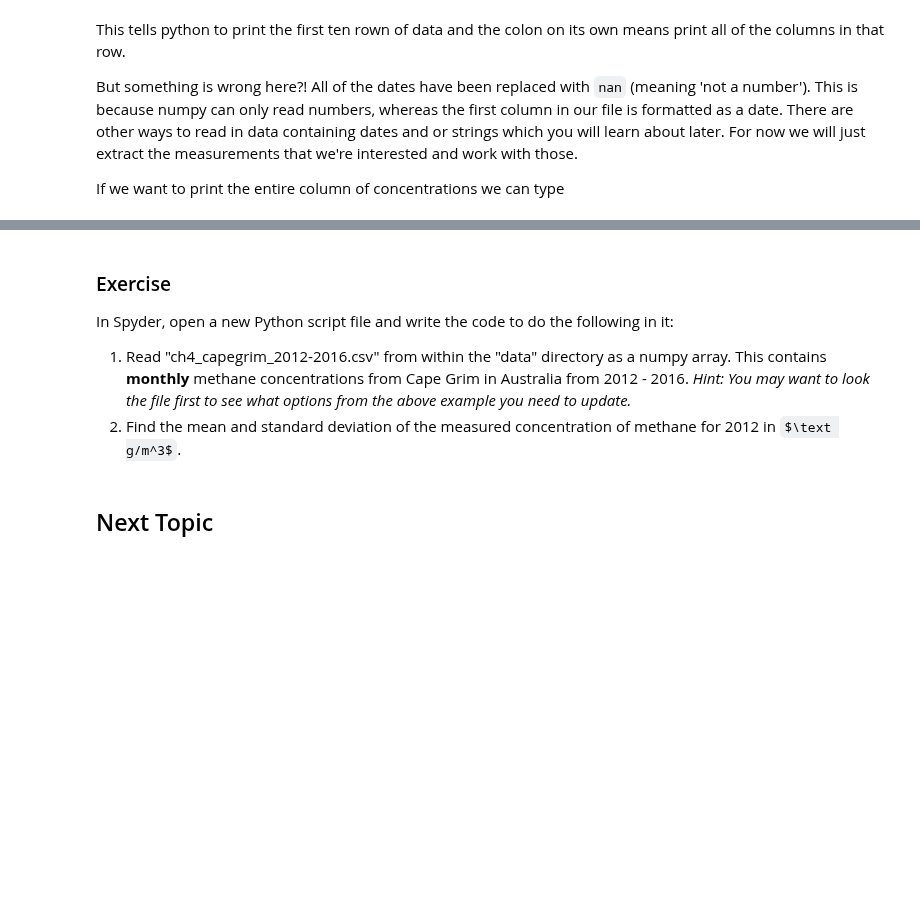
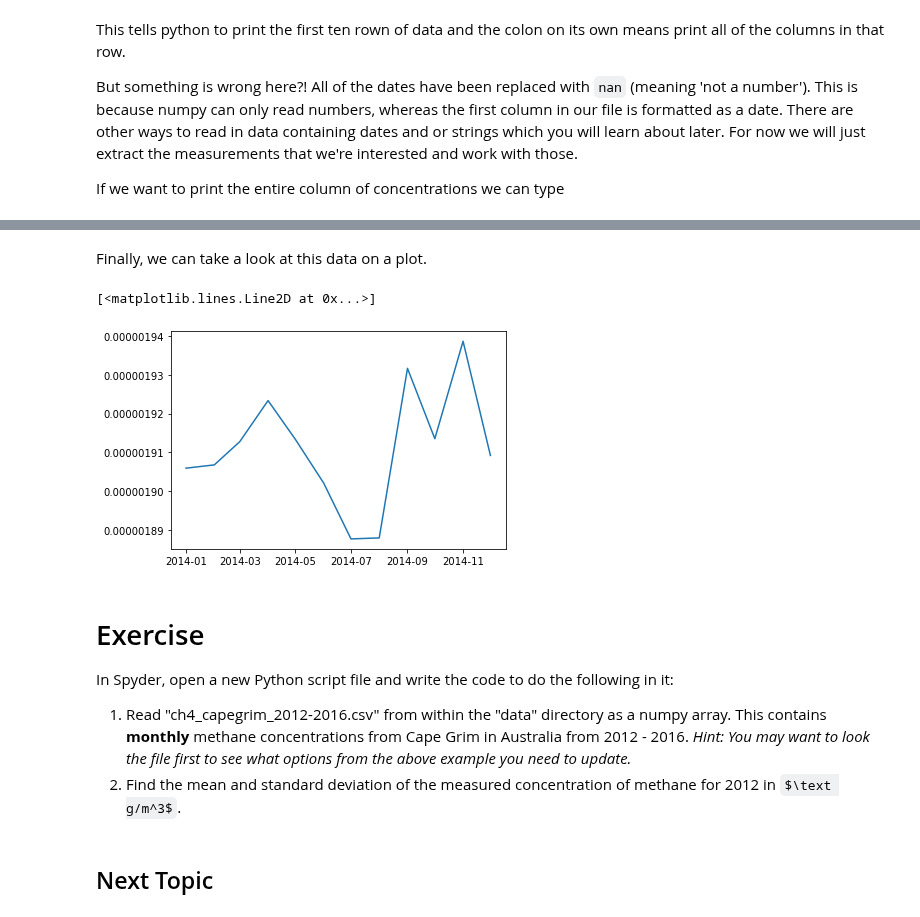
Before and after one commit to rt17603/acrg_tutorial, a Jupyter notebook: functionsandnumpy.ipynb, the cells around one changed output, grey strips where cells are left out. Cells and saved outputs as stored; diff of their text form; code cells hidden in the pictures; some formulas as TeX source; blank space fills up the shorter version.

```diff
--- a/functionsandnumpy.ipynb
+++ b/functionsandnumpy.ipynb
@@ -151,0 +221,2 @@ print(ch4array[:,1])
+# %%
+ch4monthlymean = ch4data.resample("MS").mean()
@@ -152,5 +243,12 @@ print(ch4array[:,1])
+# %% [markdown]
+Finally, we can take a look at this data on a plot.
+# %%
+plt.plot(ch4monthlymean)
+# %% [output]
+[<matplotlib.lines.Line2D at 0x...>]
+[figure, added]
 # %% [markdown]
-### Exercise
+# Exercise
 
 In Spyder, open a new Python script file and write the code to do the following in it:
  1. Read "ch4_capegrim_2012-2016.csv" from within the "data" directory as a numpy array. This contains **monthly** methane concentrations from Cape Grim in Australia from 2012 - 2016. *Hint: You may want to look the file first to see what options from the above example you need to update.*
```
Also changed, not shown: parts of 20 cells of this notebook.
